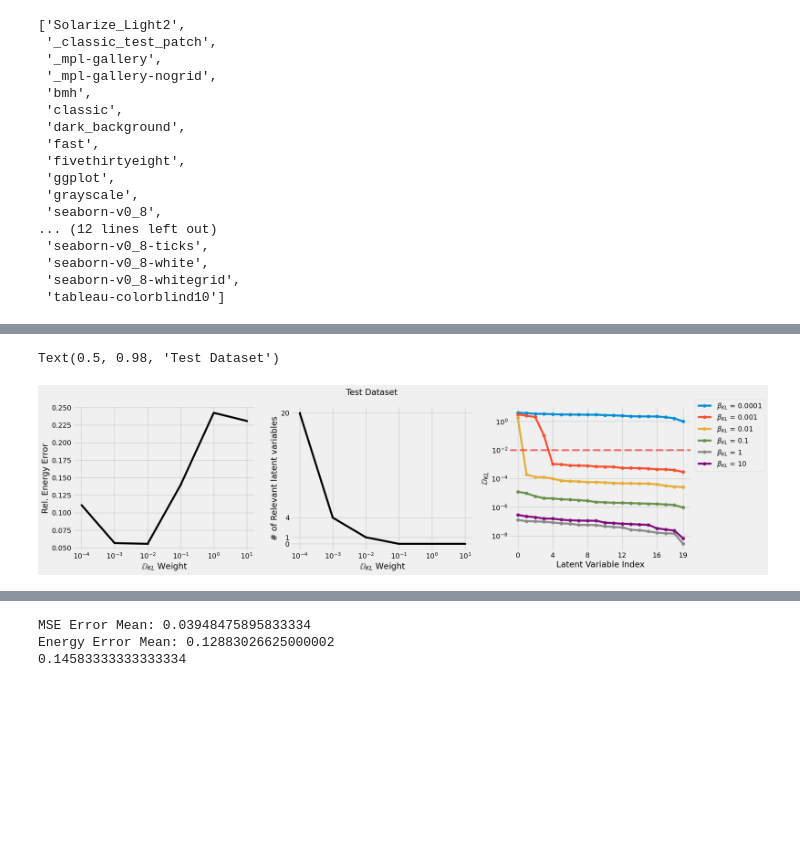
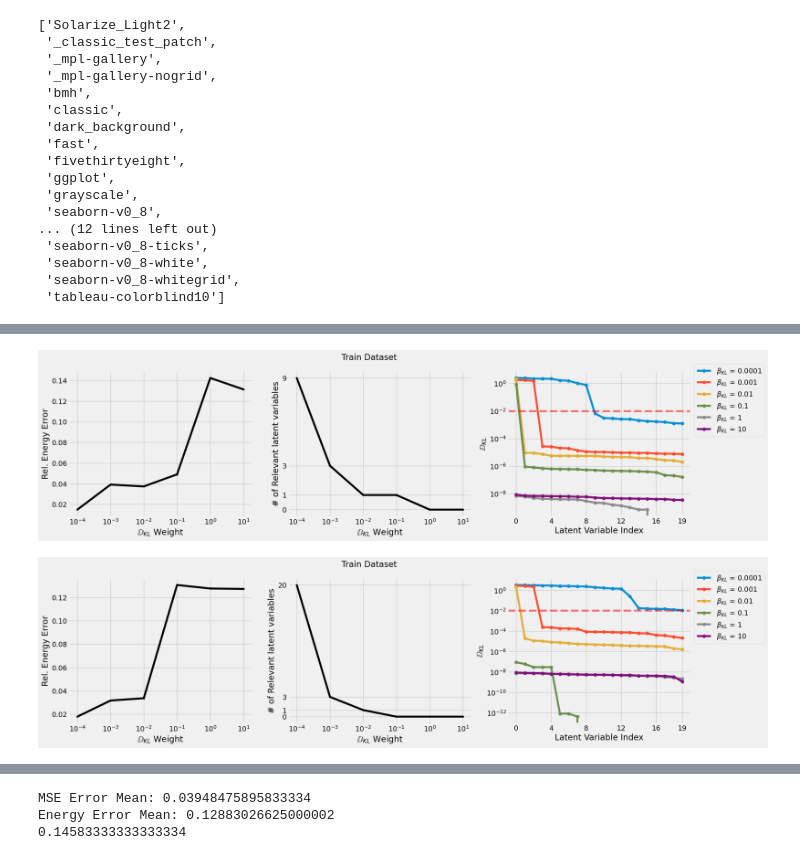
Before and after one commit to fabioamaral08/reduction-methods, a Jupyter notebook: test_scripts/Results_Beta_Sweep.ipynb, the cells around one changed output, grey strips where cells are left out. Saved outputs shown, nothing was run; the diff lists cells and outputs as text; code cells hidden in the pictures; blank space fills up the shorter version.

Commit message:
Small Adjstments
- Create Result_Kernel

```diff
--- a/test_scripts/Results_Beta_Sweep.ipynb
+++ b/test_scripts/Results_Beta_Sweep.ipynb
@@ -94,53 +89,6 @@ Text(0.5, 0.98, 'Train Dataset')
-# %%
-## MSE - Test
-mse_betas = np.zeros_like(betas)
-numlat_betas = np.zeros_like(betas)
-dkl_betas = np.zeros((len(betas), 20))
-for i,b in enumerate(betas):
-    with open(f'Results/results_VAE_4RollOSC_Latent_20_energy_{ENERGY}_beta_{b:g}_test.txt', 'rt') as f:
-        lines = f.readlines()
-
-    param_line = lines[0::4]
-    error_line = lines[1::4]
-    dkl_line = lines[2::4]
-
-    mse_error = np.array([float(x.split()[-1]) for x in error_line])
-    dkl = np.array([eval(x.replace('KL Divergence: ', '')) for x in dkl_line], dtype=float)
-
-    mse_betas[i] = mse_error.mean()
-    numlat_betas[i] = np.sum(dkl.mean(0)>1e-2)
-    dkl_betas[i] = dkl.mean(0)
-
-
-f, ax = plt.subplots(1,3, figsize=(20,5))
-
-## Energy Error
-ax[0].plot(betas, mse_betas,line_color)
-ax[0].set_xscale('log')
-ax[0].set_xlabel('$\\mathbb{D}_{KL}$ Weight')
-ax[0].set_ylabel('Rel. Energy Error')
-
-## Number of Modes
-ax[1].plot(betas, numlat_betas,line_color)
-ax[1].set_xscale('log')
-ax[1].set_xlabel('$\\mathbb{D}_{KL}$ Weight')
-ax[1].set_ylabel('# of Relevant latent variables')
-ax[1].set_yticks(np.unique(numlat_betas))
-
-## KL Div.
-for b, dkl in zip(betas, dkl_betas):
-    idx = np.argsort(dkl)
-    idx = np.flip(idx)
-    ax[2].plot(np.arange(0,20),dkl[idx],'o-', label = '$\\beta_{KL}$ = '+f'{b:g}')
-ax[2].set_yscale('log')
-ax[2].set_ylabel('$\\mathbb{D}_{KL}$')
-ax[2].set_xlabel('Latent Variable Index')
-ax[2].set_xticks([x for x in np.arange(0,20,4)] + [19])
-
-ax[2].axhline(y=1e-2, color='r', linestyle='--', alpha = 0.5)
-
-plt.legend(loc='center left',bbox_to_anchor=(1., .8))
-f.suptitle('Test Dataset')
-# %% [output]
-Text(0.5, 0.98, 'Test Dataset')
-[figure, removed]
+# %%
+plot_results(energy = False, ds = 'train') # MSE
+plot_results(energy = True, ds = 'train') # MSE
+# %% [output]
+[figure, added]
+[figure, added]
```
Also changed, not shown: parts of 4 cells of this notebook, 5 other files.
